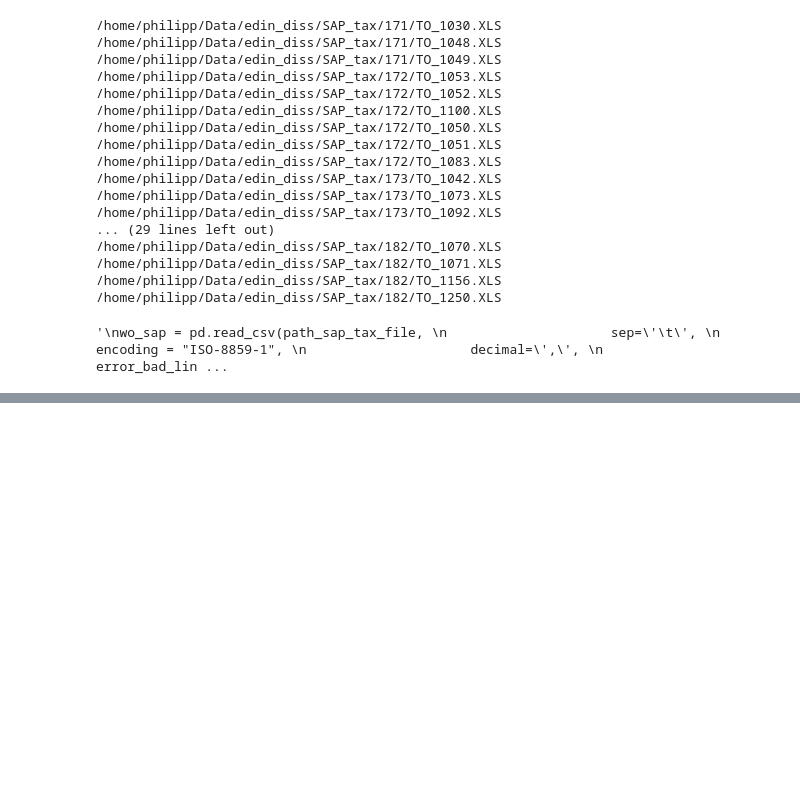
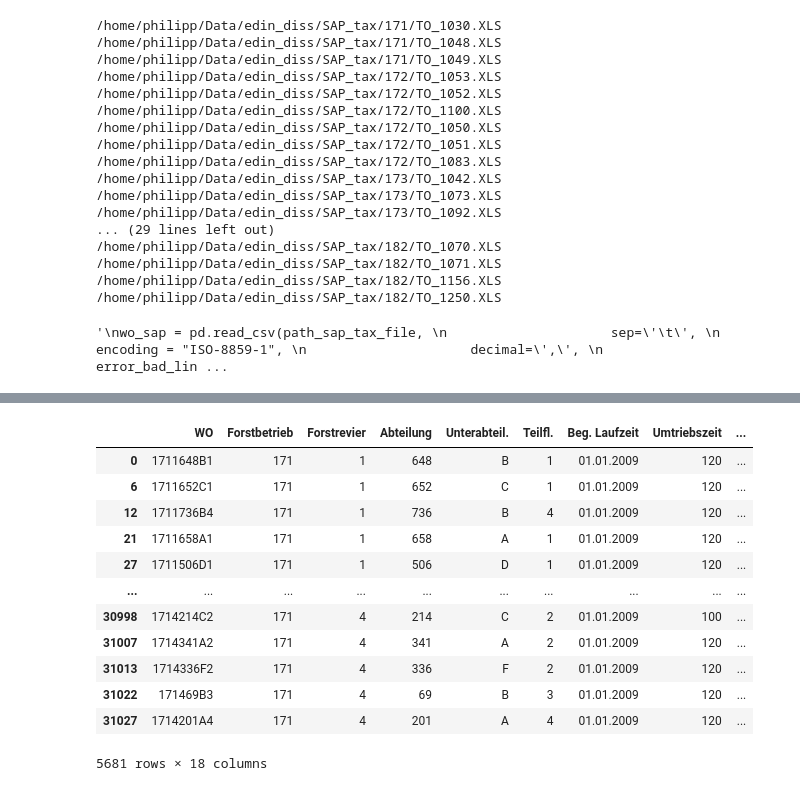
Before and after one commit to satlawa/edin_diss_geo, a Jupyter notebook: new/create_GIS_ground_truth_(vector).ipynb, the cells around one changed output, grey strips where cells are left out. Cells and saved outputs as stored; diff of their text form; code cells hidden in the pictures; blank space fills up the shorter version.

Commit message:
loading SAP tax data

```diff
--- a/new/create_GIS_ground_truth_(vector).ipynb
+++ b/new/create_GIS_ground_truth_(vector).ipynb
@@ -107,3 +103,16 @@ wo_sap = pd.read_csv(path_sap_tax_file,
 '\nwo_sap = pd.read_csv(path_sap_tax_file, \n                     sep=\'\t\', \n                     encoding = "ISO-8859-1", \n                     decimal=\',\', \n                     error_bad_lin ...
 # %%
 '/home/philipp/Data/edin_diss/SAP_tax/171/TO_1030.XLS'
+# %%
+wo_sap = pd.read_csv('/home/philipp/Data/edin_diss/SAP_tax/171/TO_1030.XLS',
+                     sep='\t',
+                     encoding = "ISO-8859-1",
+                     decimal=',',
+                     error_bad_lines=False)
+# %%
+# create unique ID WO
+wo_sap['WO'] = wo_sap['Forstbetrieb'].astype(str) + \
+wo_sap['Forstrevier'].astype(str) + \
+wo_sap['Abteilung'].astype(str) + \
+wo_sap['Unterabteil.'] + \
+wo_sap['Teilfl.'].astype(str)
@@ -109,0 +129,19 @@ wo_sap = pd.read_csv(path_sap_tax_file,
+# %%
+# stoe
+
+# filter data
+wo_sap.loc[wo_sap['Best.-Schicht'] == 0, ['WO', 'Forstbetrieb', 'Forstrevier', 'Abteilung', 'Unterabteil.', 'Teilfl.', 'Beg. Laufzeit', 'Umtriebszeit', 'Nebengrund Art', 'Ertragssituation', 'Bewirtschaftungsform', 'Schutzwaldkategorie', 'Seehöhe', 'Exposition', 'Neigung', 'Standorteinheit', 'Vegetationstyp', 'Wuchsgebiet']]
+# %% [output]
+|  | WO | Forstbetrieb | Forstrevier | Abteilung | Unterabteil. | Teilfl. | Beg. Laufzeit | Umtriebszeit | ... |
+| 0 | 1711648B1 | 171 | 1 | 648 | B | 1 | 01.01.2009 | 120 | ... |
+| 6 | 1711652C1 | 171 | 1 | 652 | C | 1 | 01.01.2009 | 120 | ... |
+| 12 | 1711736B4 | 171 | 1 | 736 | B | 4 | 01.01.2009 | 120 | ... |
+| 21 | 1711658A1 | 171 | 1 | 658 | A | 1 | 01.01.2009 | 120 | ... |
+| 27 | 1711506D1 | 171 | 1 | 506 | D | 1 | 01.01.2009 | 120 | ... |
+| ... | ... | ... | ... | ... | ... | ... | ... | ... | ... |
+| 30998 | 1714214C2 | 171 | 4 | 214 | C | 2 | 01.01.2009 | 100 | ... |
+| 31007 | 1714341A2 | 171 | 4 | 341 | A | 2 | 01.01.2009 | 120 | ... |
+| 31013 | 1714336F2 | 171 | 4 | 336 | F | 2 | 01.01.2009 | 120 | ... |
+| 31022 | 171469B3 | 171 | 4 | 69 | B | 3 | 01.01.2009 | 120 | ... |
+| 31027 | 1714201A4 | 171 | 4 | 201 | A | 4 | 01.01.2009 | 120 | ... |
+5681 rows × 18 columns
```
Also changed, not shown: parts of 5 cells of this notebook.
